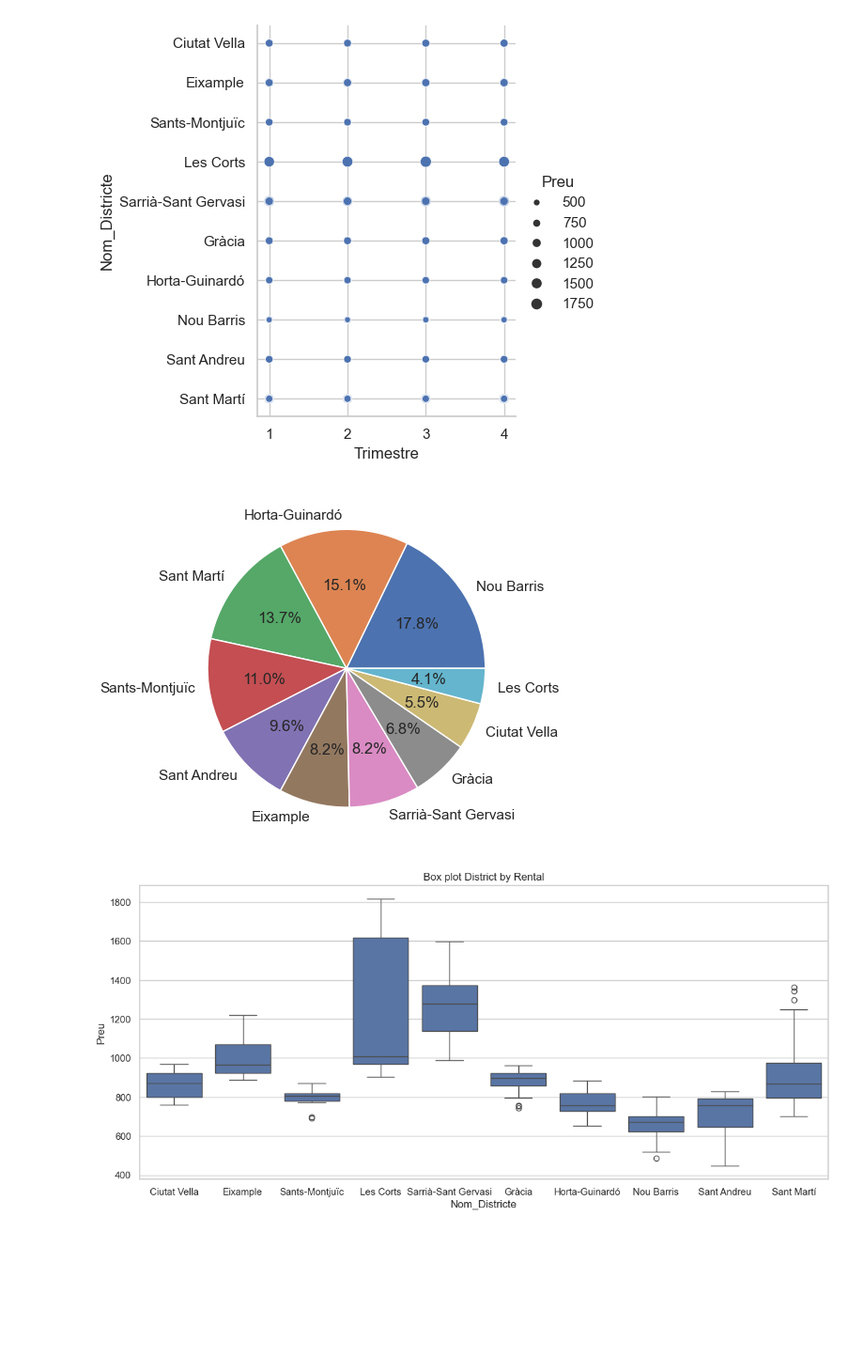
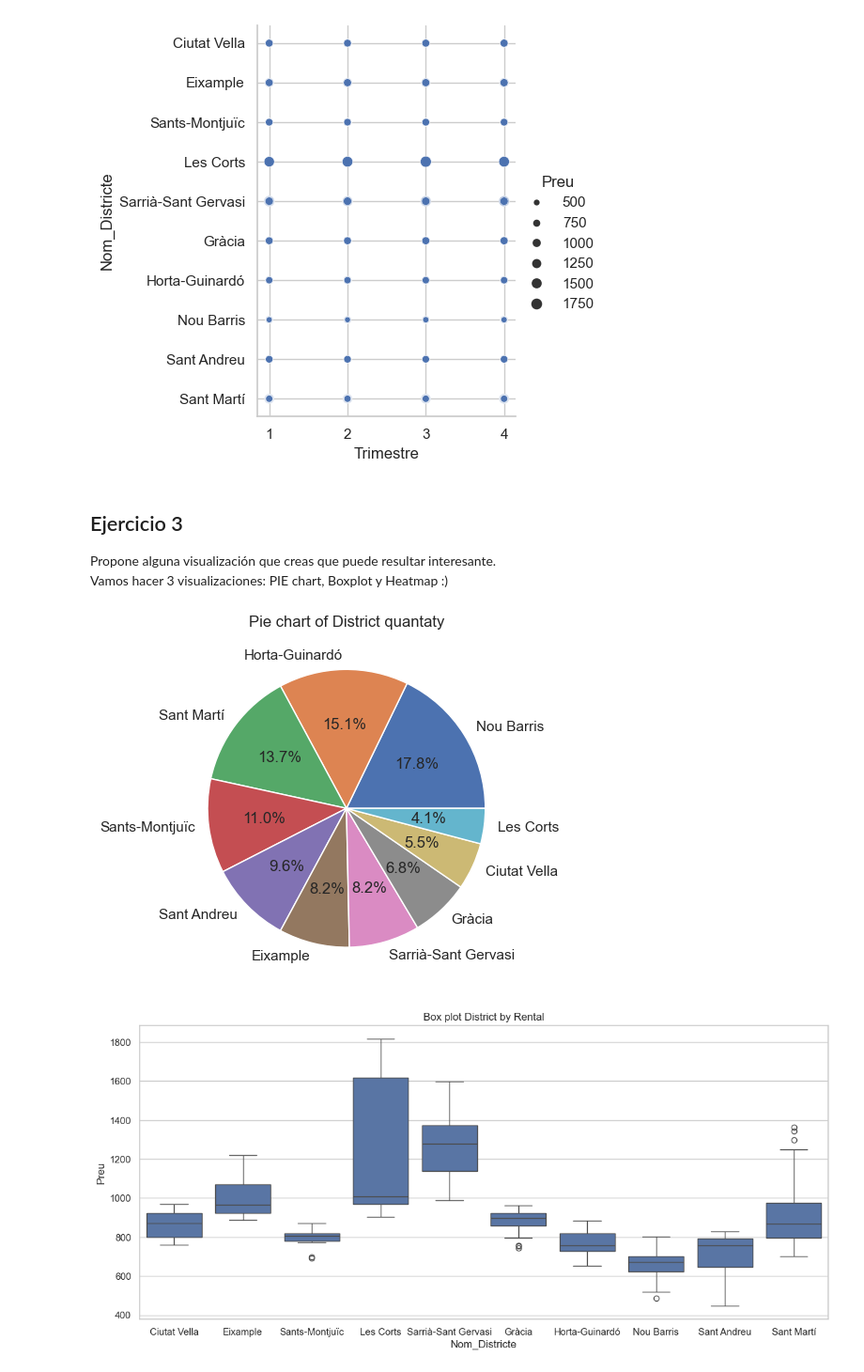
Before and after one commit to dfneto/itacademy, a Jupyter notebook: sprint4_visualization/task1.ipynb, the cells around one changed output. Shown: that part at 94% size. Drawn from its saved outputs; the diff is of its cells as text; code cells hidden in the pictures; blank space fills up the shorter version.

```diff
--- a/sprint4_visualization/task1.ipynb
+++ b/sprint4_visualization/task1.ipynb
@@ -152,12 +161,16 @@ sns.relplot(data=df, x='Trimestre', y='Nom_Districte', size='Preu')
 plt.savefig('5-District x Quarter x Price')
 # %% [output]
 [figure]
+# %% [markdown]
+<h2>Ejercicio 3</h2>
+Propone alguna visualización que creas que puede resultar interesante. <br>
+Vamos hacer 3 visualizaciones: PIE chart, Boxplot y Heatmap :)
 # %%
-# Propone alguna visualización que creas que puede resultar interesante
 # Pie chart of District quantaty
 quantaty_districts = df['Nom_Districte'].value_counts()
 plt.pie(quantaty_districts, labels=quantaty_districts.index, autopct='%1.1f%%')
+plt.title('Pie chart of District quantaty')
 plt.savefig('6-Pie chart of District quantaty')
 # %% [output]
-[figure, old version]
+[figure, new version]
 # %%
```
Also changed, not shown: parts of 11 cells of this notebook, 2 other files.
